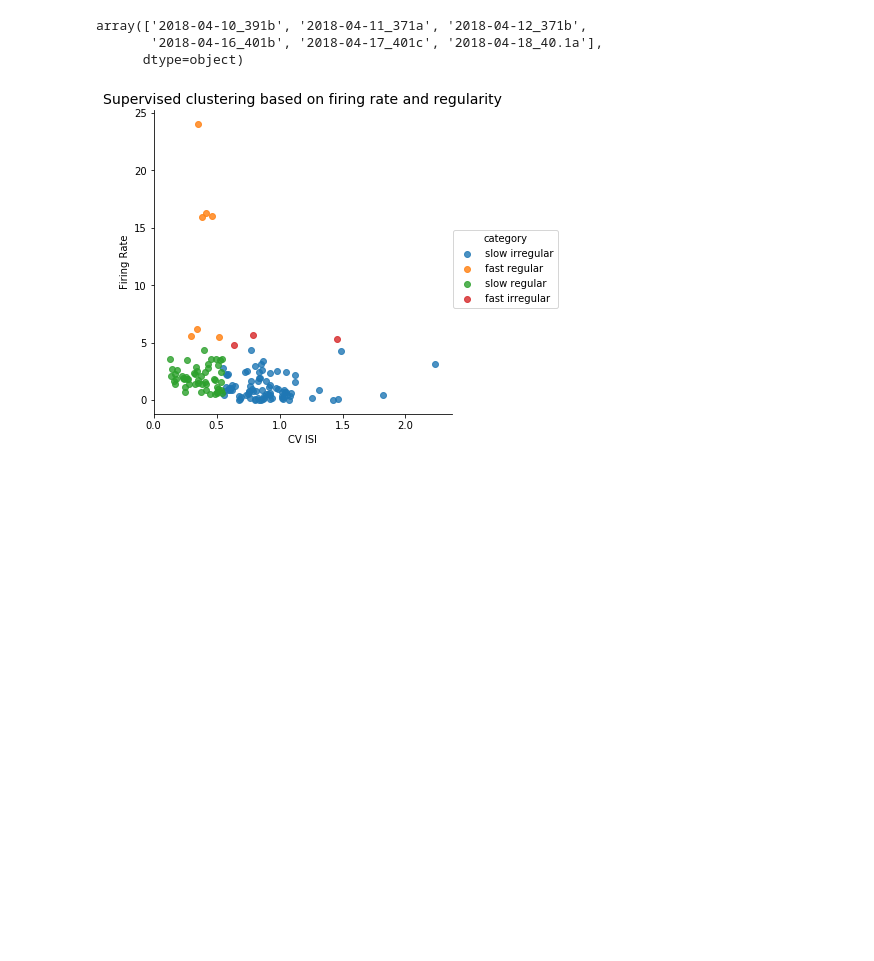
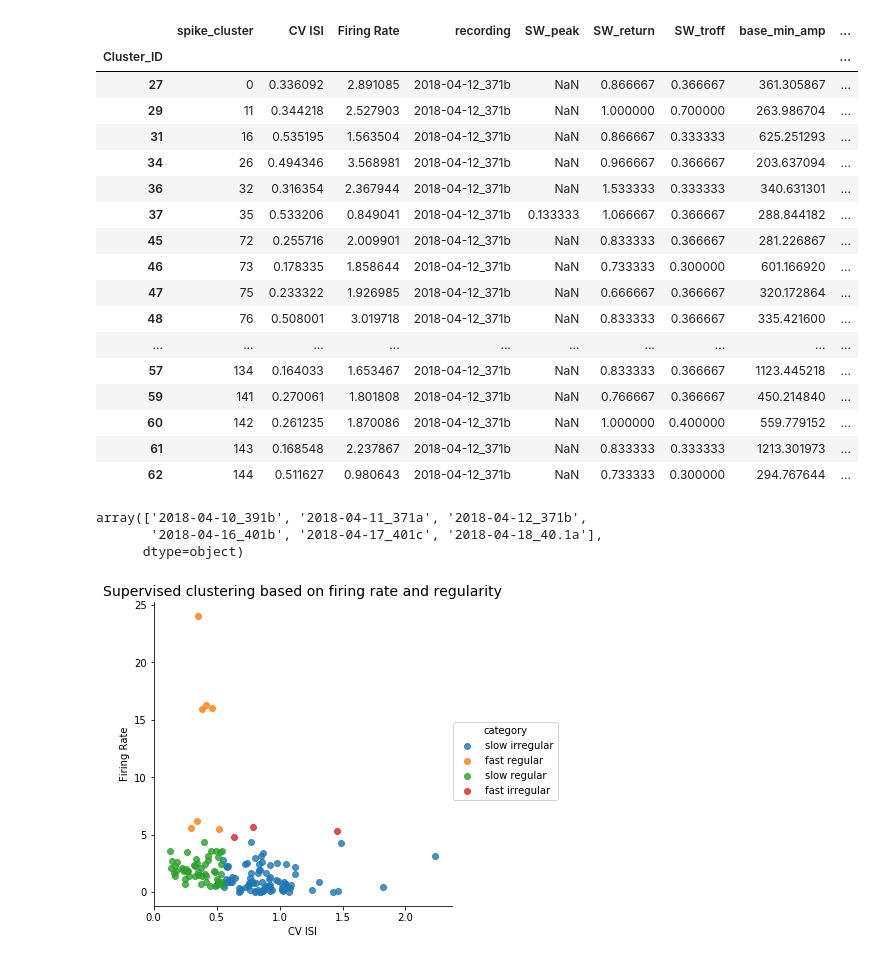
Before and after one commit to Ruairi-osul/ephys, a Jupyter notebook: mua_analysis/notebooks/Tran Tran's CSV analysis.ipynb, the cells around one changed output. Cells and saved outputs as stored; diff of their text form; code cells hidden in the pictures; blank space fills up the shorter version.

```diff
--- a/mua_analysis/notebooks/Tran Tran's CSV analysis.ipynb
+++ b/mua_analysis/notebooks/Tran Tran's CSV analysis.ipynb
@@ -41,3 +41,24 @@ df.head()
+# %%
+df[(df['category'] == 'slow regular') & (df['recording']=='2018-04-12_371b')]
+# %% [output]
+|  | spike_cluster | CV ISI | Firing Rate | recording | SW_peak | SW_return | SW_troff | base_min_amp | ... |
+| Cluster_ID |  |  |  |  |  |  |  |  | ... |
+| 27 | 0 | 0.336092 | 2.891085 | 2018-04-12_371b | NaN | 0.866667 | 0.366667 | 361.305867 | ... |
+| 29 | 11 | 0.344218 | 2.527903 | 2018-04-12_371b | NaN | 1.000000 | 0.700000 | 263.986704 | ... |
+| 31 | 16 | 0.535195 | 1.563504 | 2018-04-12_371b | NaN | 0.866667 | 0.333333 | 625.251293 | ... |
+| 34 | 26 | 0.494346 | 3.568981 | 2018-04-12_371b | NaN | 0.966667 | 0.366667 | 203.637094 | ... |
+| 36 | 32 | 0.316354 | 2.367944 | 2018-04-12_371b | NaN | 1.533333 | 0.333333 | 340.631301 | ... |
+| 37 | 35 | 0.533206 | 0.849041 | 2018-04-12_371b | 0.133333 | 1.066667 | 0.366667 | 288.844182 | ... |
+| 45 | 72 | 0.255716 | 2.009901 | 2018-04-12_371b | NaN | 0.833333 | 0.366667 | 281.226867 | ... |
+| 46 | 73 | 0.178335 | 1.858644 | 2018-04-12_371b | NaN | 0.733333 | 0.300000 | 601.166920 | ... |
+| 47 | 75 | 0.233322 | 1.926985 | 2018-04-12_371b | NaN | 0.666667 | 0.366667 | 320.172864 | ... |
+| 48 | 76 | 0.508001 | 3.019718 | 2018-04-12_371b | NaN | 0.833333 | 0.366667 | 335.421600 | ... |
+| ... | ... | ... | ... | ... | ... | ... | ... | ... | ... |
+| 57 | 134 | 0.164033 | 1.653467 | 2018-04-12_371b | NaN | 0.833333 | 0.366667 | 1123.445218 | ... |
+| 59 | 141 | 0.270061 | 1.801808 | 2018-04-12_371b | NaN | 0.766667 | 0.366667 | 450.214840 | ... |
+| 60 | 142 | 0.261235 | 1.870086 | 2018-04-12_371b | NaN | 1.000000 | 0.400000 | 559.779152 | ... |
+| 61 | 143 | 0.168548 | 2.237867 | 2018-04-12_371b | NaN | 0.833333 | 0.333333 | 1213.301973 | ... |
+| 62 | 144 | 0.511627 | 0.980643 | 2018-04-12_371b | NaN | 0.733333 | 0.300000 | 294.767644 | ... |
 # %%
 df['recording'].unique()
 # %% [output]
```
Also changed, not shown: parts of 6 cells of this notebook, 11 other files.
